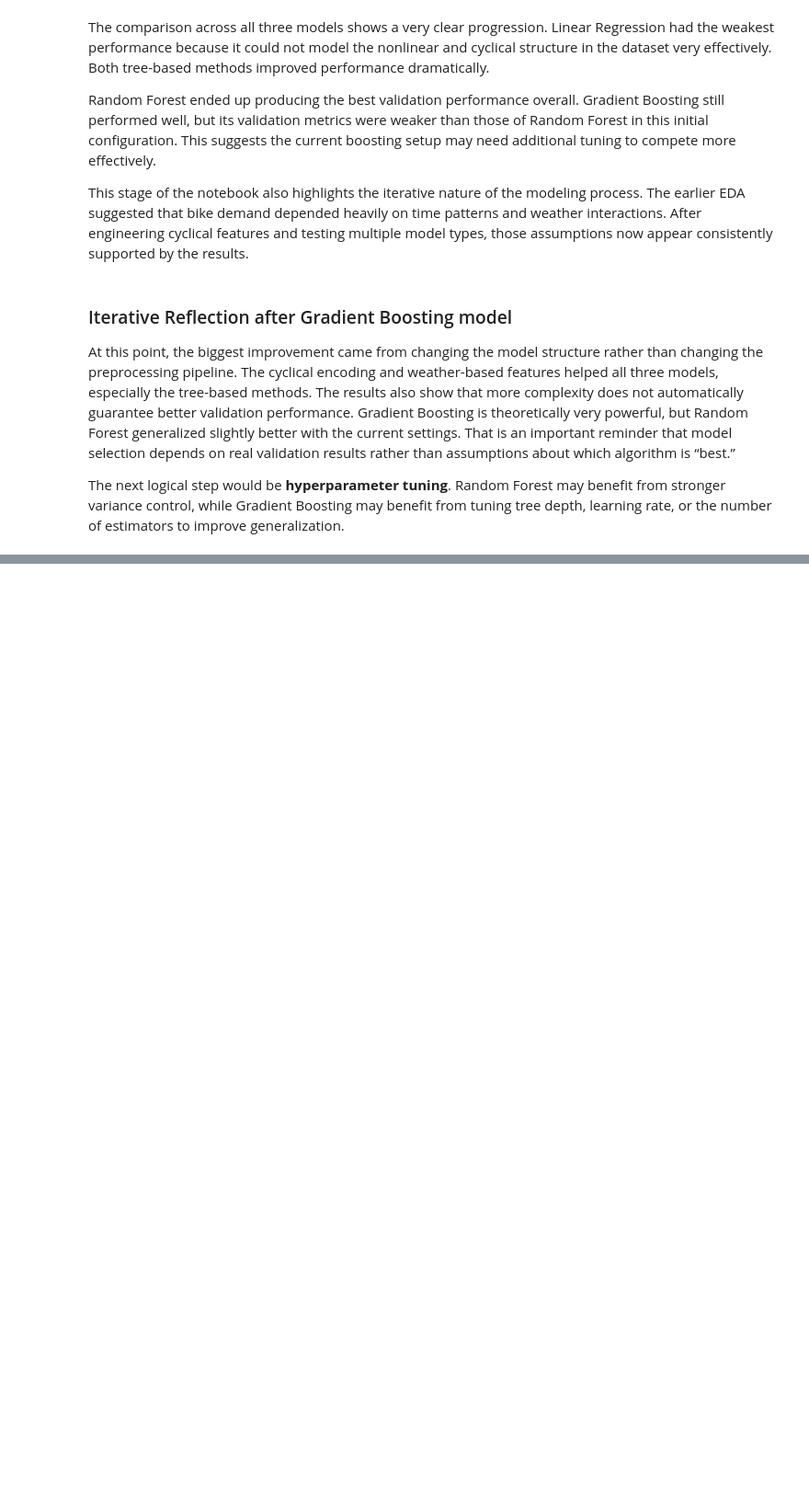
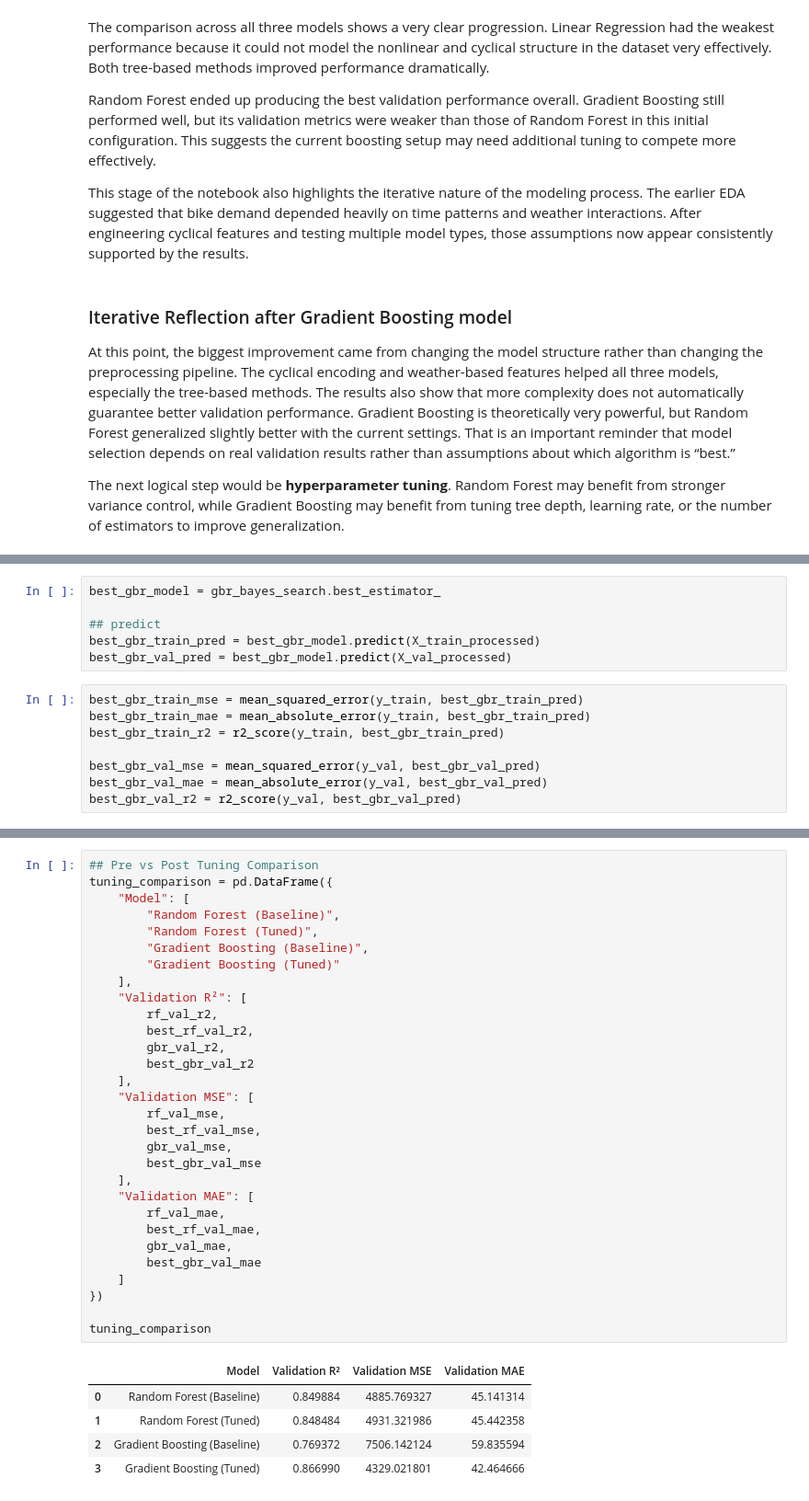
Before and after one commit to neerapatel5/ML-fundamentals-2026, a Jupyter notebook: Assignment_2_Neera_Patel.ipynb, the cells around one changed output, grey strips where cells are left out. Shown at 92% size. Saved outputs shown, nothing was run; the diff lists cells and outputs as text; blank space fills up the shorter version.

```diff
--- a/Assignment_2_Neera_Patel.ipynb
+++ b/Assignment_2_Neera_Patel.ipynb
@@ -1024,0 +1166,14 @@ The next logical step would be **hyperparameter tuning**. Random Forest may bene
+# %%
+best_gbr_model = gbr_bayes_search.best_estimator_
+
+## predict
+best_gbr_train_pred = best_gbr_model.predict(X_train_processed)
+best_gbr_val_pred = best_gbr_model.predict(X_val_processed)
+# %%
+best_gbr_train_mse = mean_squared_error(y_train, best_gbr_train_pred)
+best_gbr_train_mae = mean_absolute_error(y_train, best_gbr_train_pred)
+best_gbr_train_r2 = r2_score(y_train, best_gbr_train_pred)
+
+best_gbr_val_mse = mean_squared_error(y_val, best_gbr_val_pred)
+best_gbr_val_mae = mean_absolute_error(y_val, best_gbr_val_pred)
+best_gbr_val_r2 = r2_score(y_val, best_gbr_val_pred)
@@ -1024,0 +1229,36 @@ The next logical step would be **hyperparameter tuning**. Random Forest may bene
+# %%
+## Pre vs Post Tuning Comparison
+tuning_comparison = pd.DataFrame({
+    "Model": [
+        "Random Forest (Baseline)",
+        "Random Forest (Tuned)",
+        "Gradient Boosting (Baseline)",
+        "Gradient Boosting (Tuned)"
+    ],
+    "Validation R²": [
+        rf_val_r2,
+        best_rf_val_r2,
+        gbr_val_r2,
+        best_gbr_val_r2
+    ],
+    "Validation MSE": [
+        rf_val_mse,
+        best_rf_val_mse,
+        gbr_val_mse,
+        best_gbr_val_mse
+    ],
+    "Validation MAE": [
+        rf_val_mae,
+        best_rf_val_mae,
+        gbr_val_mae,
+        best_gbr_val_mae
+    ]
+})
+
+tuning_comparison
+# %% [output]
+|  | Model | Validation R² | Validation MSE | Validation MAE |
+| 0 | Random Forest (Baseline) | 0.849884 | 4885.769327 | 45.141314 |
+| 1 | Random Forest (Tuned) | 0.848484 | 4931.321986 | 45.442358 |
+| 2 | Gradient Boosting (Baseline) | 0.769372 | 7506.142124 | 59.835594 |
+| 3 | Gradient Boosting (Tuned) | 0.866990 | 4329.021801 | 42.464666 |
```
Also changed, not shown: parts of 20 cells of this notebook.
